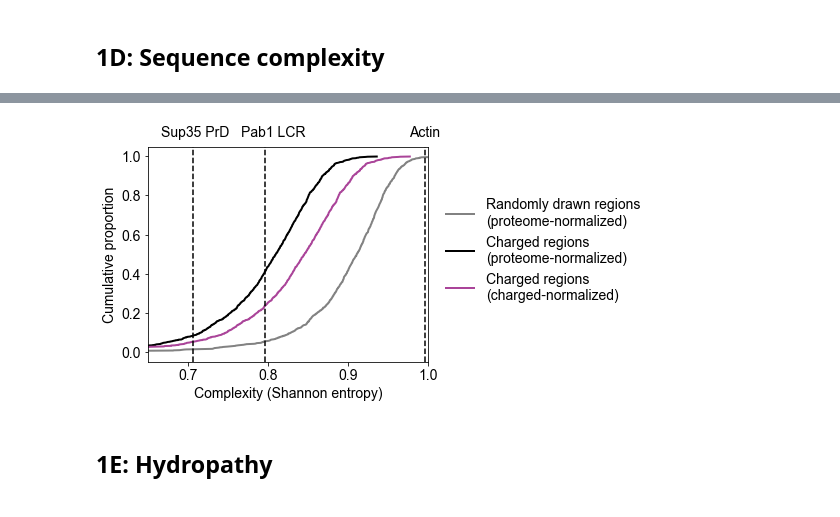
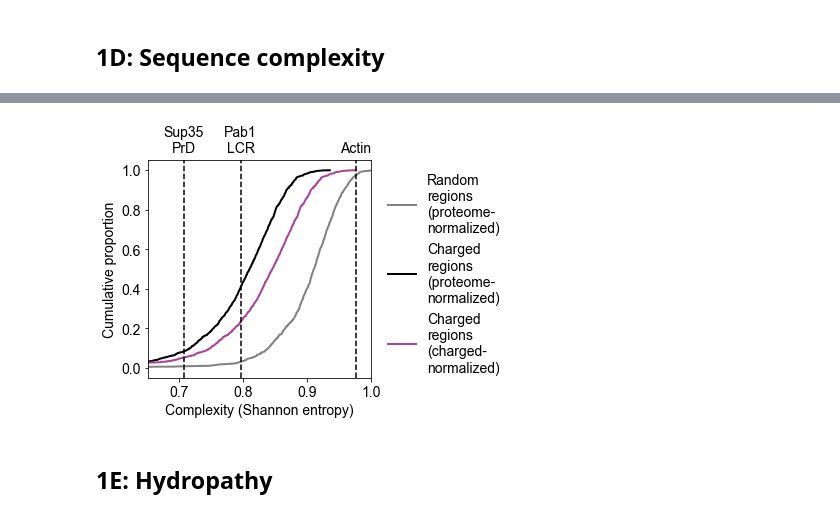
Before and after one commit to rosalindpan/hcrpaper, a Jupyter notebook: figures/Figure1.ipynb, the cells around one changed output, grey strips where cells are left out. Saved outputs shown, nothing was run; the diff lists cells and outputs as text; code cells hidden in the pictures.

```diff
--- a/figures/Figure1.ipynb
+++ b/figures/Figure1.ipynb
@@ -359,33 +353,33 @@ print(actin_complexity)
 # %%
-fig, ax = plt.subplots(figsize=(8,4.25))
+fig, ax = plt.subplots(figsize=(4,4))
 
 ax.plot(np.sort(rd_complexities), np.linspace(0, 1, len(rd_complexities), endpoint=False),
-        label='Randomly drawn regions\n(proteome-normalized)', linewidth=2, color = cscheme['dis'])
+        label='Random\nregions\n(proteome-\nnormalized)', linewidth=2, color = cscheme['dis'])
 ax.plot(np.sort(cr_complexities), np.linspace(0, 1, len(cr_complexities), endpoint=False),
-        label="Charged regions\n(proteome-normalized)", linewidth=2, color = 'black')
+        label="Charged\nregions\n(proteome-\nnormalized)", linewidth=2, color = 'black')
 ax.plot(np.sort(cr_charge_norm), np.linspace(0, 1, len(cr_charge_norm), endpoint=False),
-        label="Charged regions\n(charged-normalized)", linewidth=2, color = cscheme['cr'])
-ax.annotate('Pab1 LCR',
-            xy=(Pab1_complexity-0.03, 1.1), annotation_clip=False)
+        label="Charged\nregions\n(charged-\nnormalized)", linewidth=2, color = cscheme['cr'])
+
+ax.annotate('Pab1\nLCR', ha='center', va='center',
+            xy=(Pab1_complexity, 1.15), annotation_clip=False)
 ax.axvline(Pab1_complexity, linestyle='--', color='black')
 
-ax.annotate('Sup35 PrD',
-            xy=(Sup35_prd_complexity-0.04, 1.1), annotation_clip=False)
+ax.annotate('Sup35\nPrD', ha='center', va='center',
+            xy=(Sup35_prd_complexity, 1.15), annotation_clip=False)
 ax.axvline(Sup35_prd_complexity, linestyle='--', color='black')
 
-ax.annotate('Actin',
-            xy=(actin_complexity-0.02, 1.1), annotation_clip=False)
+ax.annotate('Actin', ha='center', va='center',
+            xy=(actin_complexity, 1.113), annotation_clip=False)
 ax.axvline(actin_complexity, linestyle='--', color='black')
 
-plt.legend(bbox_to_anchor=(1.02, 0.82), loc='upper left', fontsize=14, frameon=False)
+plt.legend(bbox_to_anchor=(1.02, 1), loc='upper left', fontsize=14, frameon=False)
 plt.xlabel("Complexity (Shannon entropy)")
 plt.ylabel("Cumulative proportion")
 plt.xlim((0.65, 1))
-plt.tight_layout()
-plt.savefig('./plots/Figure1D.png', dpi=500)
+plt.savefig('./plots/Figure1D.png', dpi=500, bbox_inches='tight')
 plt.show()
 # %% [output]
-[figure, old version]
+[figure, new version]
 # %% [markdown]
 ## 1E: Hydropathy
 # %%
```
Also changed, not shown: parts of 8 cells of this notebook, 15 other files.
